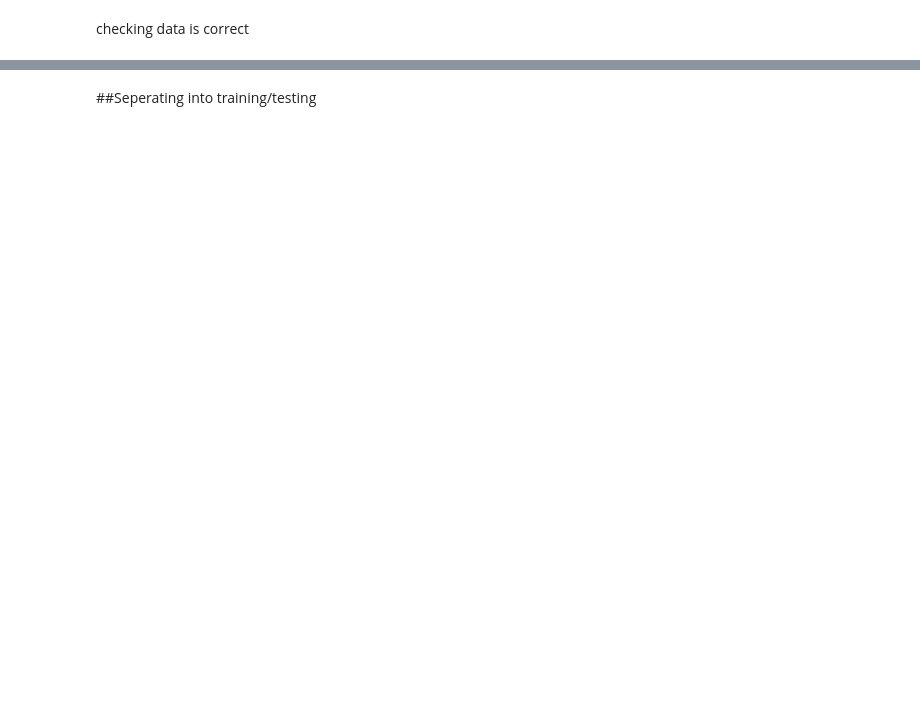
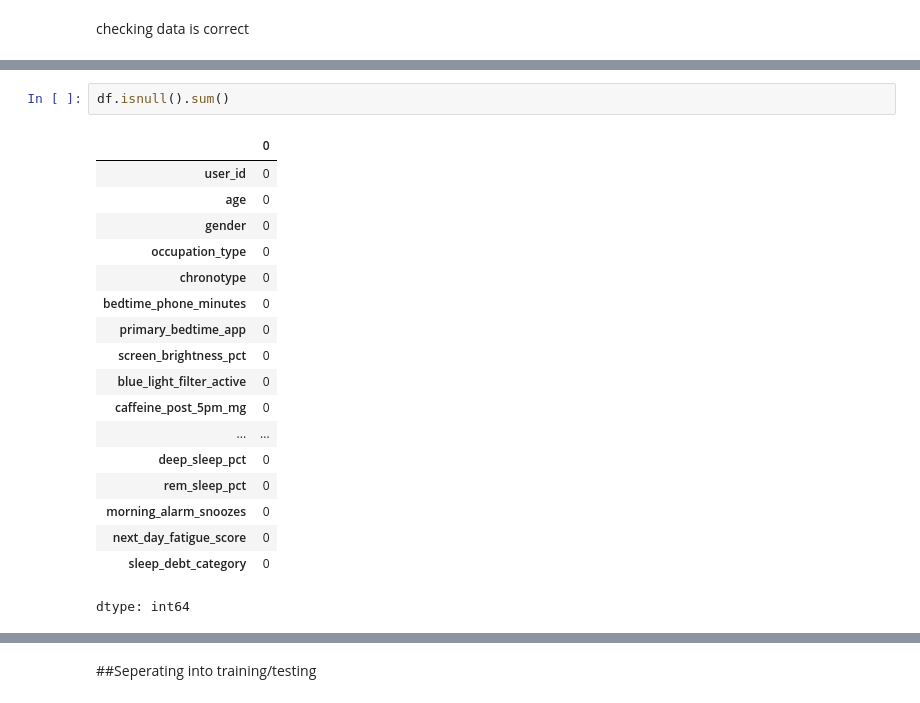
Before and after one commit to claramanolache/DeepLearning, a Jupyter notebook: Presentation_1DL.ipynb, the cells around one changed output, grey strips where cells are left out. Drawn from its saved outputs; the diff is of its cells as text; blank space fills up the shorter version.

```diff
--- a/Presentation_1DL.ipynb
+++ b/Presentation_1DL.ipynb
@@ -99,0 +120,21 @@ Index(['user_id', 'age', 'gender', 'occupation_type', 'chronotype',
+# %%
+df.isnull().sum()
+# %% [output]
+|  | 0 |
+| user_id | 0 |
+| age | 0 |
+| gender | 0 |
+| occupation_type | 0 |
+| chronotype | 0 |
+| bedtime_phone_minutes | 0 |
+| primary_bedtime_app | 0 |
+| screen_brightness_pct | 0 |
+| blue_light_filter_active | 0 |
+| caffeine_post_5pm_mg | 0 |
+| ... | ... |
+| deep_sleep_pct | 0 |
+| rem_sleep_pct | 0 |
+| morning_alarm_snoozes | 0 |
+| next_day_fatigue_score | 0 |
+| sleep_debt_category | 0 |
+dtype: int64
```
Also changed, not shown: parts of 17 cells of this notebook.
